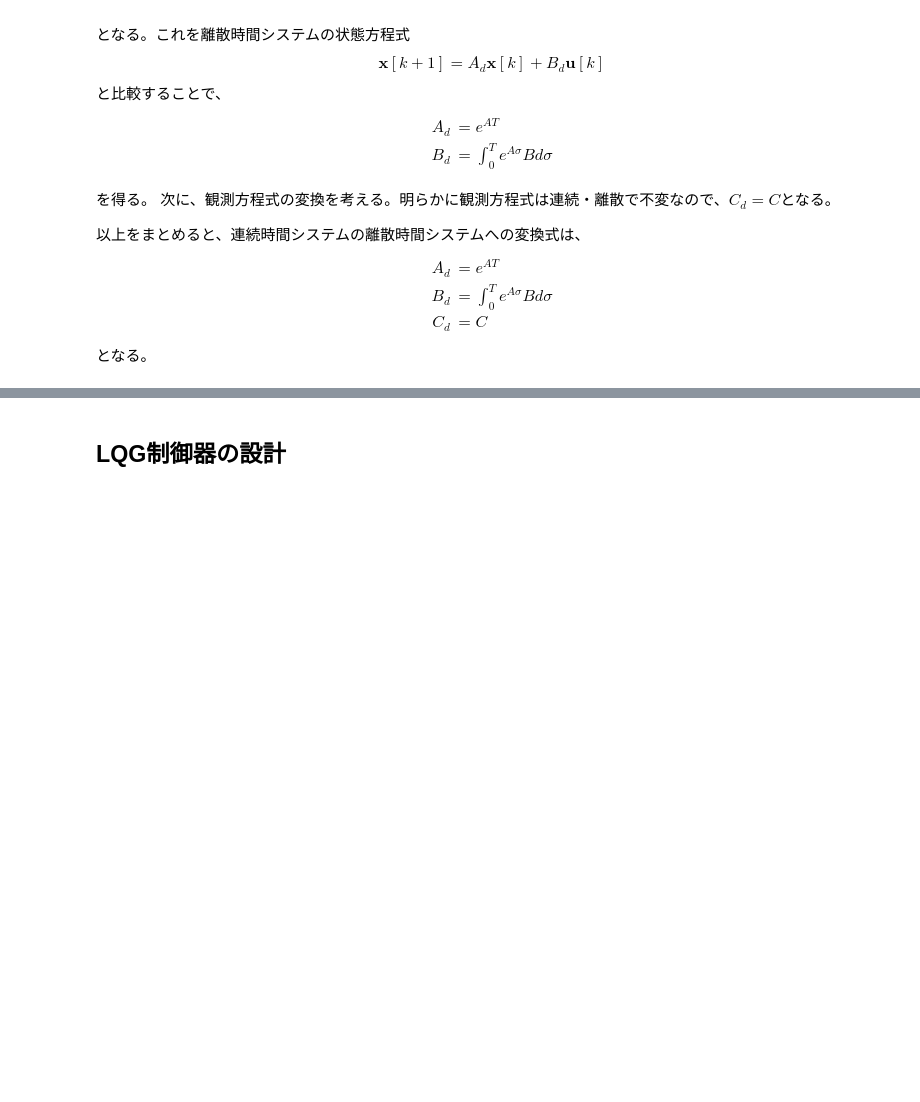
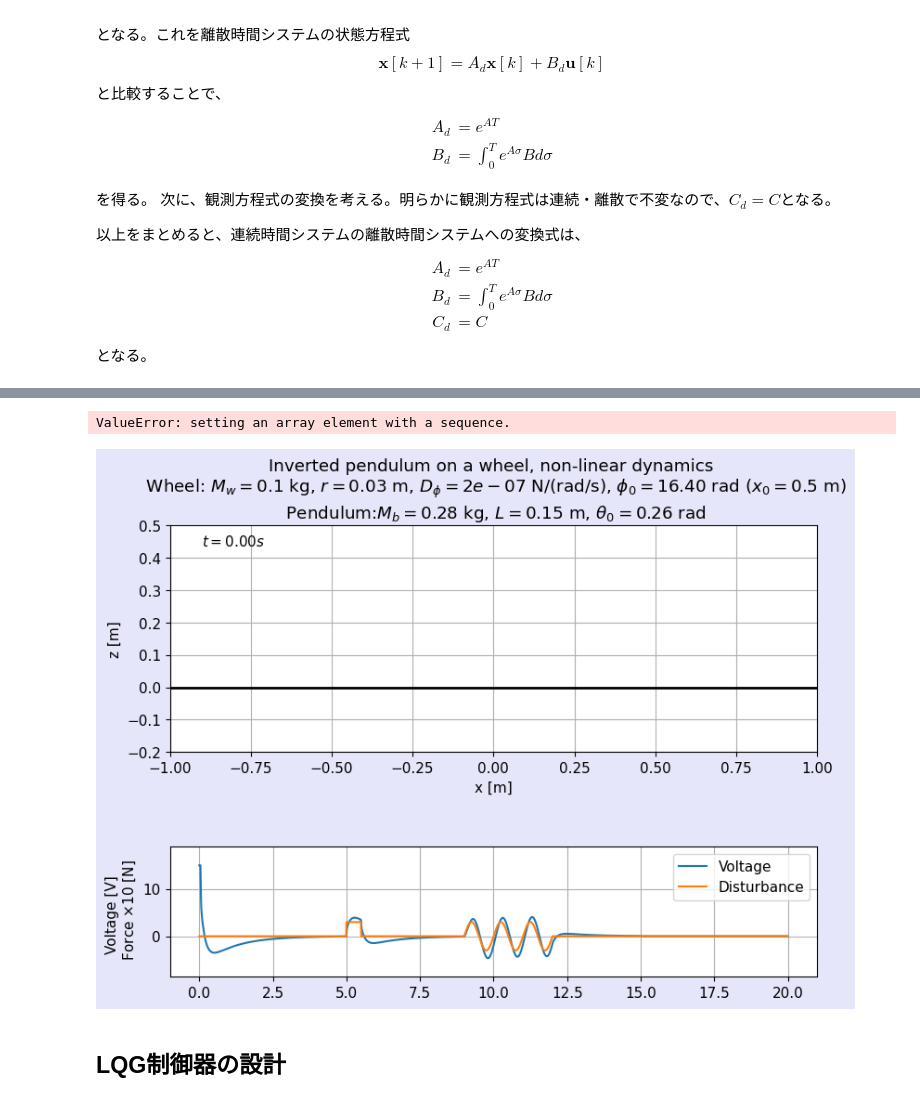
Before and after one commit to HoneyMack/wheel_inverted_pendulum, a Jupyter notebook: motor_driven_wheeled_inverted_pendulum_simulation.ipynb, the cells around one changed output, grey strips where cells are left out. Saved outputs shown, nothing was run; the diff lists cells and outputs as text; code cells hidden in the pictures; blank space fills up the shorter version.

```diff
--- a/motor_driven_wheeled_inverted_pendulum_simulation.ipynb
+++ b/motor_driven_wheeled_inverted_pendulum_simulation.ipynb
@@ -1401,3 +1622,51 @@ $$
+# %%
+# アニメーションを描画
+
+# カラーマップ
+cmap = plt.get_cmap("tab10")
+
+# プロット
+plt.rcParams["font.size"] = 11
+fig, ax = plt.subplots(2, 1, figsize=(9, 7),gridspec_kw={"height_ratios": [2.5, 1]})
+fig.patch.set_facecolor("lavender")
+
+ax[0].set_aspect("equal")
+
+# グラフのプロパティの設定
+subtitle = f"Inverted pendulum on a wheel, non-linear dynamics \n \
+Wheel: $M_w = {M_w}$ kg, $r = {r}$ m, $D_\\phi = {D_phi}$ N/(rad/s), \
+$\\phi_0= {phi_init:.2f}$ rad ($x_0 = {r * (theta_init + phi_init):.1f}$ m)\n \
+Pendulum:$M_b = {M_b}$ kg, $L = {L}$ m, $\\theta_0 = {theta_init:.2f}$ rad"
+
+plot_scale = 1
+
+set_axis_properties(ax[0],[-plot_scale, plot_scale], [-plot_scale/5, plot_scale/2], "x [m]", "z [m]", subtitle, grid=True)
+configure_axes(ax[1], t_points, [(voltage_hist, "Voltage"), (f_d_hist*10, "Disturbance")],
+               "Voltage [V] \n Force $ \\times 10$ [N]", y_axis_outer=0.2, legend_loc="upper right")
+# アニメーション用設定
+# ax[0]
+wheel, line_angle, pendulum, text_time, text_angle = initialize_pendulum_animation(ax[0])
+
+# 外乱をアニメーションで描画
+arrow_scale = plot_scale/2
+arrow_disturb = ax[0].arrow(
+    x_hist[0] + 2 * L * np.sin(theta_hist[0]) - arrow_scale * f_d_hist[0],
+    r + 2 * L * np.cos(theta_hist[0]),
+    arrow_scale * f_d_hist[0],
+    0,
+    length_includes_head=True,
+    width=arrow_scale * 0.01,
+    color=cmap(2),
+    alpha=0.8,
+)
+
+# ax[1]
+(line_time,) = ax[1].plot(
+    [t_points[0], t_points[0]], ax[1].get_ylim(), lw=1, c="red"
+)
+# %% [output]
+ValueError: setting an array element with a sequence.
+[figure, added]
 # %% [markdown]
 ## LQG制御器の設計
 # %% [markdown]
```
Also changed, not shown: parts of 12 cells of this notebook.
